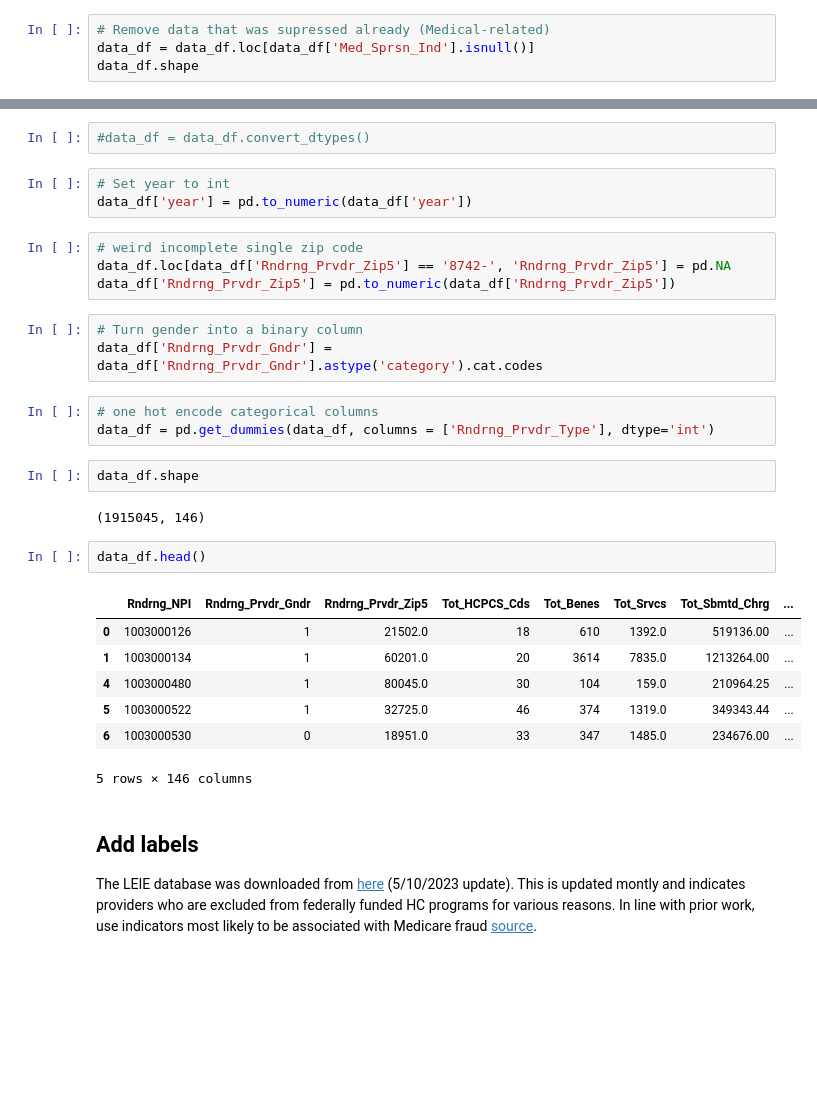
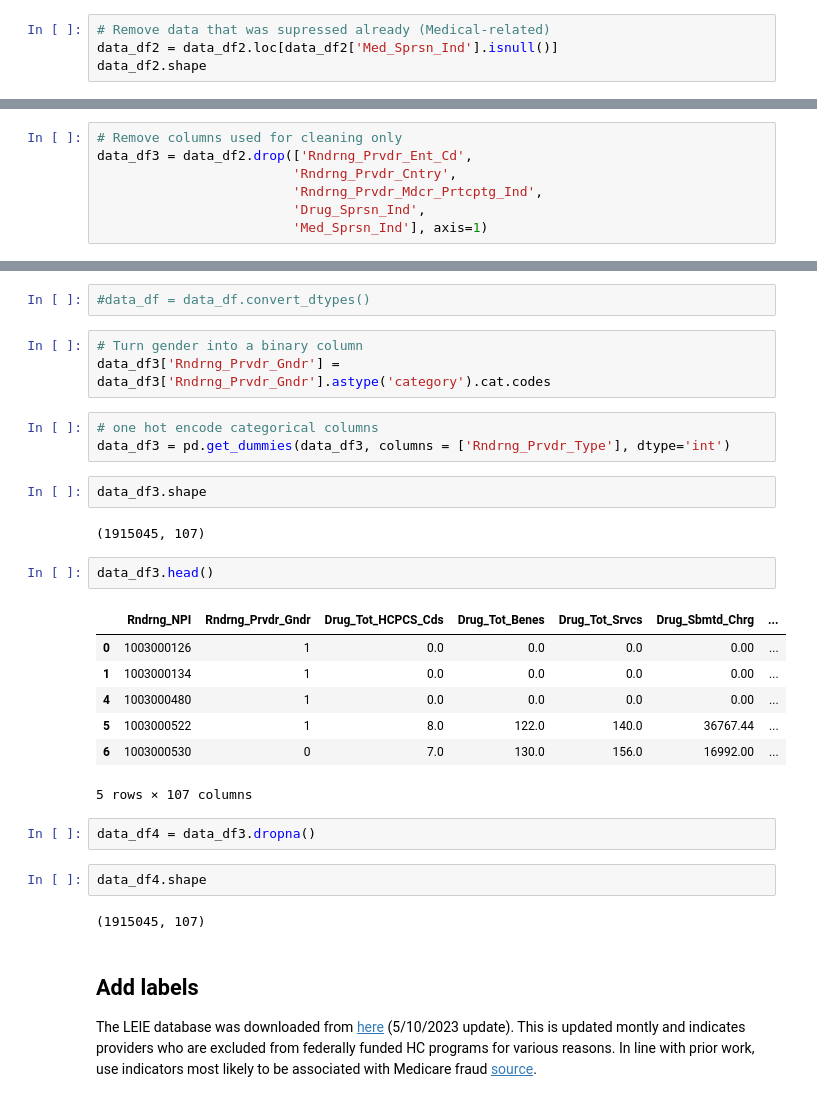
Before and after one commit to oena/cs230_project, a Jupyter notebook: code/preprocessing/data_download_and_cleanup.ipynb, the cells around one changed output, grey strips where cells are left out. Cells and saved outputs as stored; diff of their text form; blank space fills up the shorter version.

Commit message:
modified data processing to be grouped by provider and more clear billing cols

```diff
--- a/code/preprocessing/data_download_and_cleanup.ipynb
+++ b/code/preprocessing/data_download_and_cleanup.ipynb
@@ -63,5 +121,5 @@ data_df.shape
 # %%
 # Remove data that was supressed already (Medical-related)
-data_df = data_df.loc[data_df['Med_Sprsn_Ind'].isnull()]
-data_df.shape
+data_df2 = data_df2.loc[data_df2['Med_Sprsn_Ind'].isnull()]
+data_df2.shape
 # %% [output]
@@ -123,0 +127,7 @@ memory usage: 832.8+ MB
+# %%
+# Remove columns used for cleaning only
+data_df3 = data_df2.drop(['Rndrng_Prvdr_Ent_Cd',
+                         'Rndrng_Prvdr_Cntry',
+                         'Rndrng_Prvdr_Mdcr_Prtcptg_Ind',
+                         'Drug_Sprsn_Ind',
+                         'Med_Sprsn_Ind'], axis=1)
@@ -125,33 +139,32 @@ memory usage: 832.8+ MB
 ## Fix dtypes
 # %%
 #data_df = data_df.convert_dtypes()
-# %%
-# Set year to int
-data_df['year'] = pd.to_numeric(data_df['year'])
-# %%
-# weird incomplete single zip code
-data_df.loc[data_df['Rndrng_Prvdr_Zip5'] == '8742-', 'Rndrng_Prvdr_Zip5'] = pd.NA
-data_df['Rndrng_Prvdr_Zip5'] = pd.to_numeric(data_df['Rndrng_Prvdr_Zip5'])
 # %%
 # Turn gender into a binary column
-data_df['Rndrng_Prvdr_Gndr'] = data_df['Rndrng_Prvdr_Gndr'].astype('category').cat.codes
+data_df3['Rndrng_Prvdr_Gndr'] = data_df3['Rndrng_Prvdr_Gndr'].astype('category').cat.codes
 # %%
 # one hot encode categorical columns
-data_df = pd.get_dummies(data_df, columns = ['Rndrng_Prvdr_Type'], dtype='int')
+data_df3 = pd.get_dummies(data_df3, columns = ['Rndrng_Prvdr_Type'], dtype='int')
 # %%
-data_df.shape
+data_df3.shape
 # %% [output]
-(1915045, 146)
+(1915045, 107)
 # %%
-data_df.head()
+data_df3.head()
 # %% [output]
-|  | Rndrng_NPI | Rndrng_Prvdr_Gndr | Rndrng_Prvdr_Zip5 | Tot_HCPCS_Cds | Tot_Benes | Tot_Srvcs | Tot_Sbmtd_Chrg | ... |
-| 0 | 1003000126 | 1 | 21502.0 | 18 | 610 | 1392.0 | 519136.00 | ... |
-| 1 | 1003000134 | 1 | 60201.0 | 20 | 3614 | 7835.0 | 1213264.00 | ... |
-| 4 | 1003000480 | 1 | 80045.0 | 30 | 104 | 159.0 | 210964.25 | ... |
-| 5 | 1003000522 | 1 | 32725.0 | 46 | 374 | 1319.0 | 349343.44 | ... |
-| 6 | 1003000530 | 0 | 18951.0 | 33 | 347 | 1485.0 | 234676.00 | ... |
+|  | Rndrng_NPI | Rndrng_Prvdr_Gndr | Drug_Tot_HCPCS_Cds | Drug_Tot_Benes | Drug_Tot_Srvcs | Drug_Sbmtd_Chrg | ... |
+| 0 | 1003000126 | 1 | 0.0 | 0.0 | 0.0 | 0.00 | ... |
+| 1 | 1003000134 | 1 | 0.0 | 0.0 | 0.0 | 0.00 | ... |
+| 4 | 1003000480 | 1 | 0.0 | 0.0 | 0.0 | 0.00 | ... |
+| 5 | 1003000522 | 1 | 8.0 | 122.0 | 140.0 | 36767.44 | ... |
+| 6 | 1003000530 | 0 | 7.0 | 130.0 | 156.0 | 16992.00 | ... |
-5 rows × 146 columns
+5 rows × 107 columns
+# %%
+data_df4 = data_df3.dropna()
+# %%
+data_df4.shape
+# %% [output]
+(1915045, 107)
 # %% [markdown]
 ## Add labels
 
```
Also changed, not shown: parts of 25 cells of this notebook.
